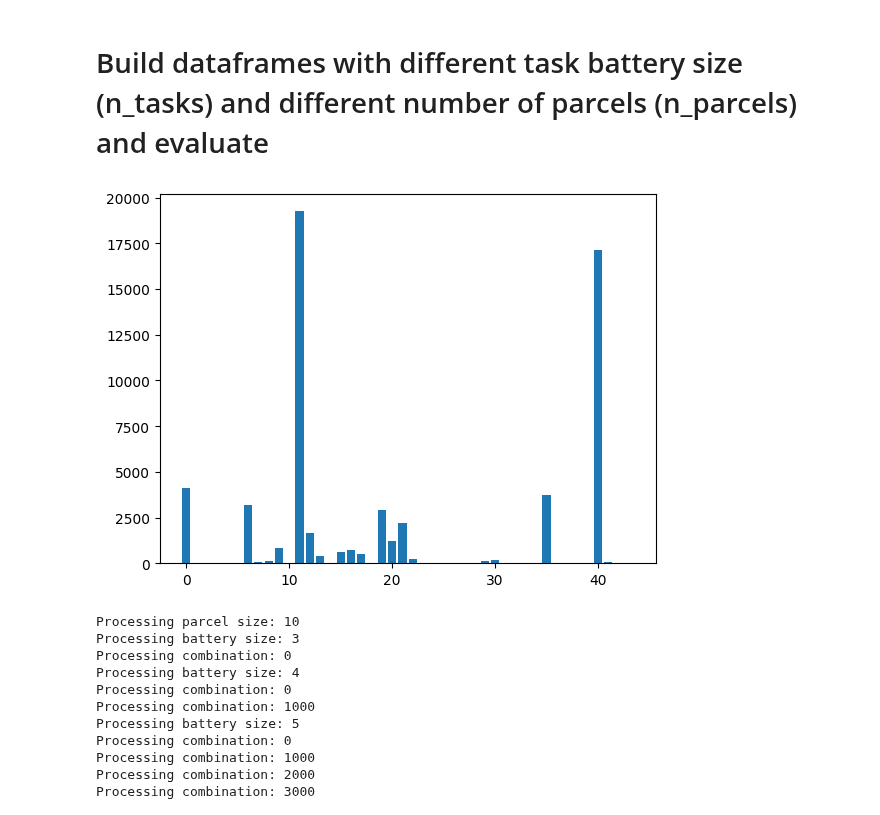
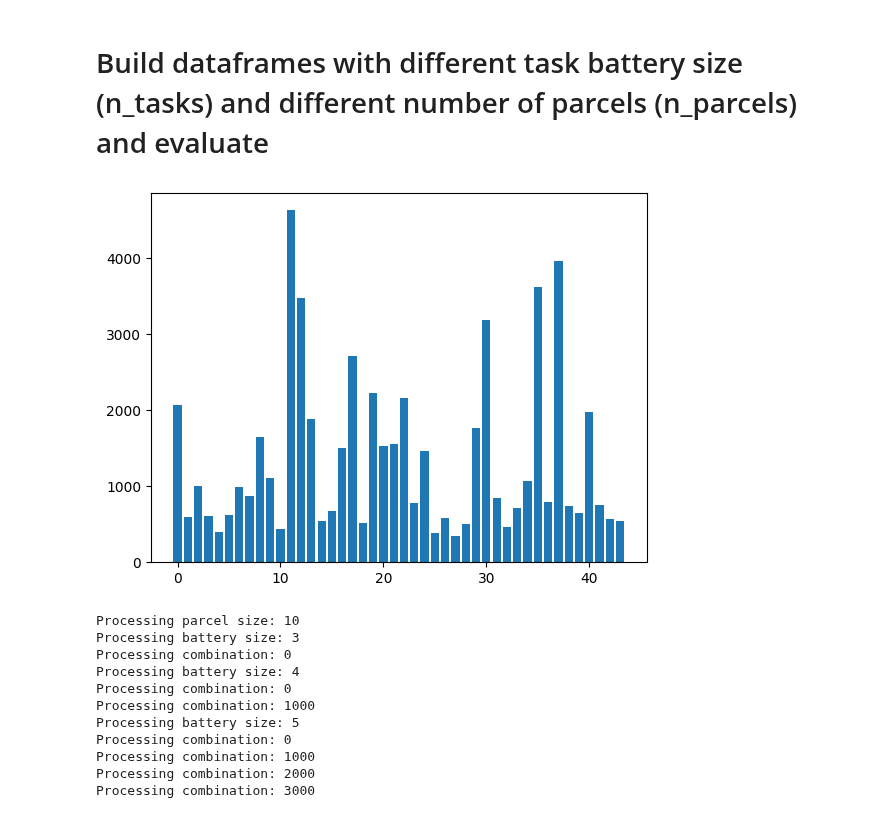
Before and after one commit to DiedrichsenLab/OptimalBattery, a Jupyter notebook: notebooks/arch/7.real_eval_multi_cortical_social.ipynb, the cells around one changed output. Cells and saved outputs as stored; diff of their text form; code cells hidden in the pictures.

```diff
--- a/notebooks/arch/7.real_eval_multi_cortical_social.ipynb
+++ b/notebooks/arch/7.real_eval_multi_cortical_social.ipynb
@@ -169,21 +171,29 @@ data_train = pt.tensor(data_train, dtype=pt.float32, device=device)
 
 ROI_mask = pt.tensor(ROI_mask, dtype=pt.float32, device=device)
 parcelation = pt.tensor(glasser_atlas, dtype=pt.float32, device=device)
+ROI_mask = pt.tensor(ROI_mask, dtype=pt.float32, device=device)
 # %%
+# estimate Vs for session 1 using s1 full data
 full_vs_train = es.estimate_Vs(data_train_all,parcellation=parcelation,ROI_mask= ROI_mask)
+full_vs_train = ut.center_matrix(full_vs_train,axis=0)
+full_vs_train = ut.normalize_matrix(full_vs_train,axis=0)
+
+# estimate Vs for session 2 using s2 full data
 full_vs_test = es.estimate_Vs(data_test,parcellation=parcelation,ROI_mask=ROI_mask)
+full_vs_test = ut.center_matrix(full_vs_test,axis=0)
+full_vs_test = ut.normalize_matrix(full_vs_test,axis=0)
 
-# Get list of parcels ordered by size by counting voxel assignments across subjects
+# Get list of parcels ordered by size by counting voxel assignments across subjects (using Vs from session 1)
 Us = es.estimate_Us(data_train_all, full_vs_train,method='correlation',hard=True)
 parcel_counts = Us.sum(dim=(0,2))
 sorted_parcels = pt.argsort(parcel_counts, descending=True).cpu().numpy()
 parcel_counts = parcel_counts.cpu().numpy()
 total_parcels = len(sorted_parcels)
 
 plt.bar(range(len(parcel_counts)), parcel_counts)
 plt.show()
 # %% [output]
-[figure, old version]
+[figure, new version]
 # %%
 def get_condition_indices(df):
     """
```
Also changed, not shown: parts of 14 cells of this notebook, 6 other files.
